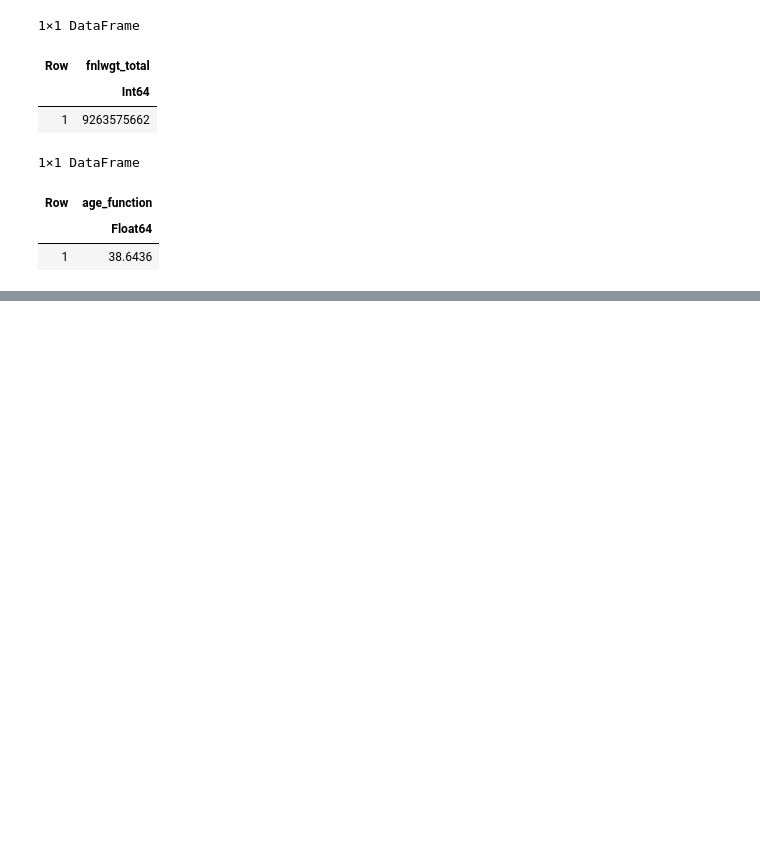
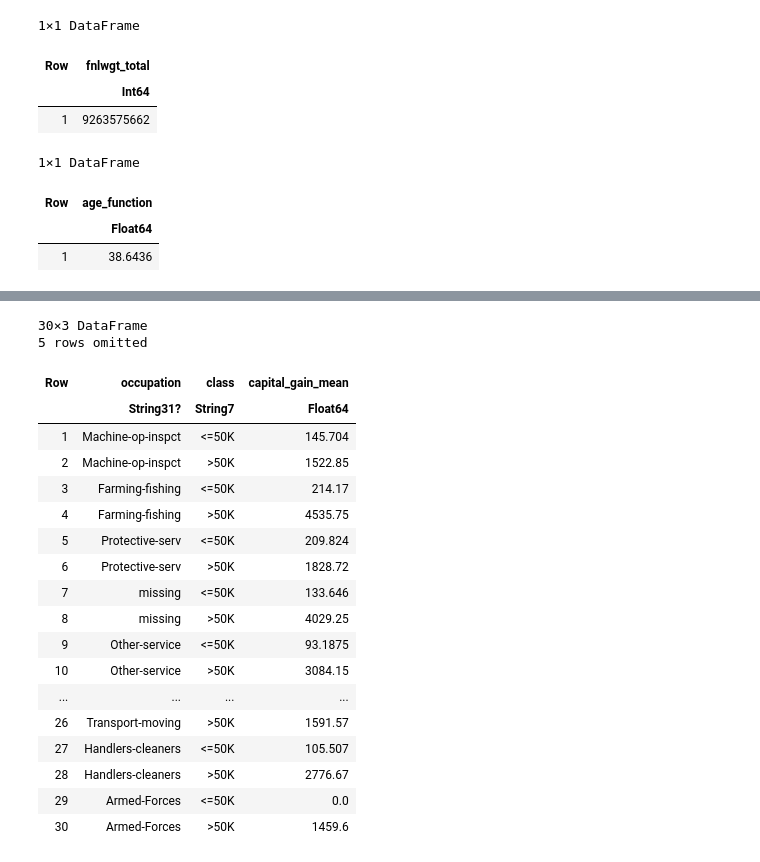
Before and after one commit to toby-farley/Adult, a Jupyter notebook: Adult Julia.ipynb, the cells around one changed output, grey strips where cells are left out. Saved outputs shown, nothing was run; the diff lists cells and outputs as text; code cells hidden in the pictures; blank space fills up the shorter version.

```diff
--- a/Adult Julia.ipynb
+++ b/Adult Julia.ipynb
@@ -819,0 +975,23 @@ combine(df, [
+# %%
+combine(gdf, :capital_gain => mean)
+# %% [output]
+30×3 DataFrame
+5 rows omitted
+| Row | occupation | class | capital_gain_mean |
+|  | String31? | String7 | Float64 |
+| 1 | Machine-op-inspct | <=50K | 145.704 |
+| 2 | Machine-op-inspct | >50K | 1522.85 |
+| 3 | Farming-fishing | <=50K | 214.17 |
+| 4 | Farming-fishing | >50K | 4535.75 |
+| 5 | Protective-serv | <=50K | 209.824 |
+| 6 | Protective-serv | >50K | 1828.72 |
+| 7 | missing | <=50K | 133.646 |
+| 8 | missing | >50K | 4029.25 |
+| 9 | Other-service | <=50K | 93.1875 |
+| 10 | Other-service | >50K | 3084.15 |
+| ... | ... | ... | ... |
+| 26 | Transport-moving | >50K | 1591.57 |
+| 27 | Handlers-cleaners | <=50K | 105.507 |
+| 28 | Handlers-cleaners | >50K | 2776.67 |
+| 29 | Armed-Forces | <=50K | 0.0 |
+| 30 | Armed-Forces | >50K | 1459.6 |
```
Also changed, not shown: parts of 12 cells of this notebook.
